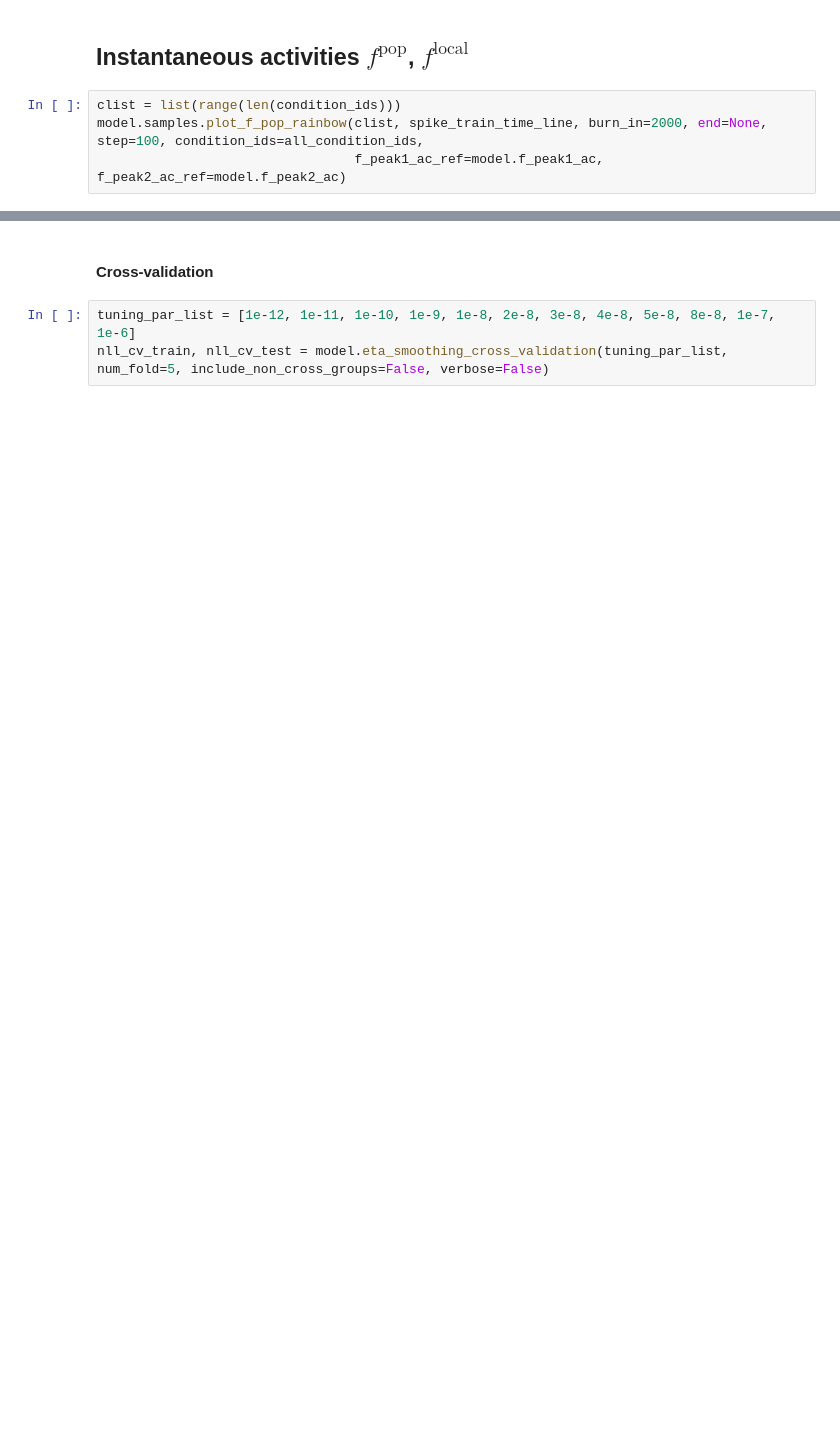
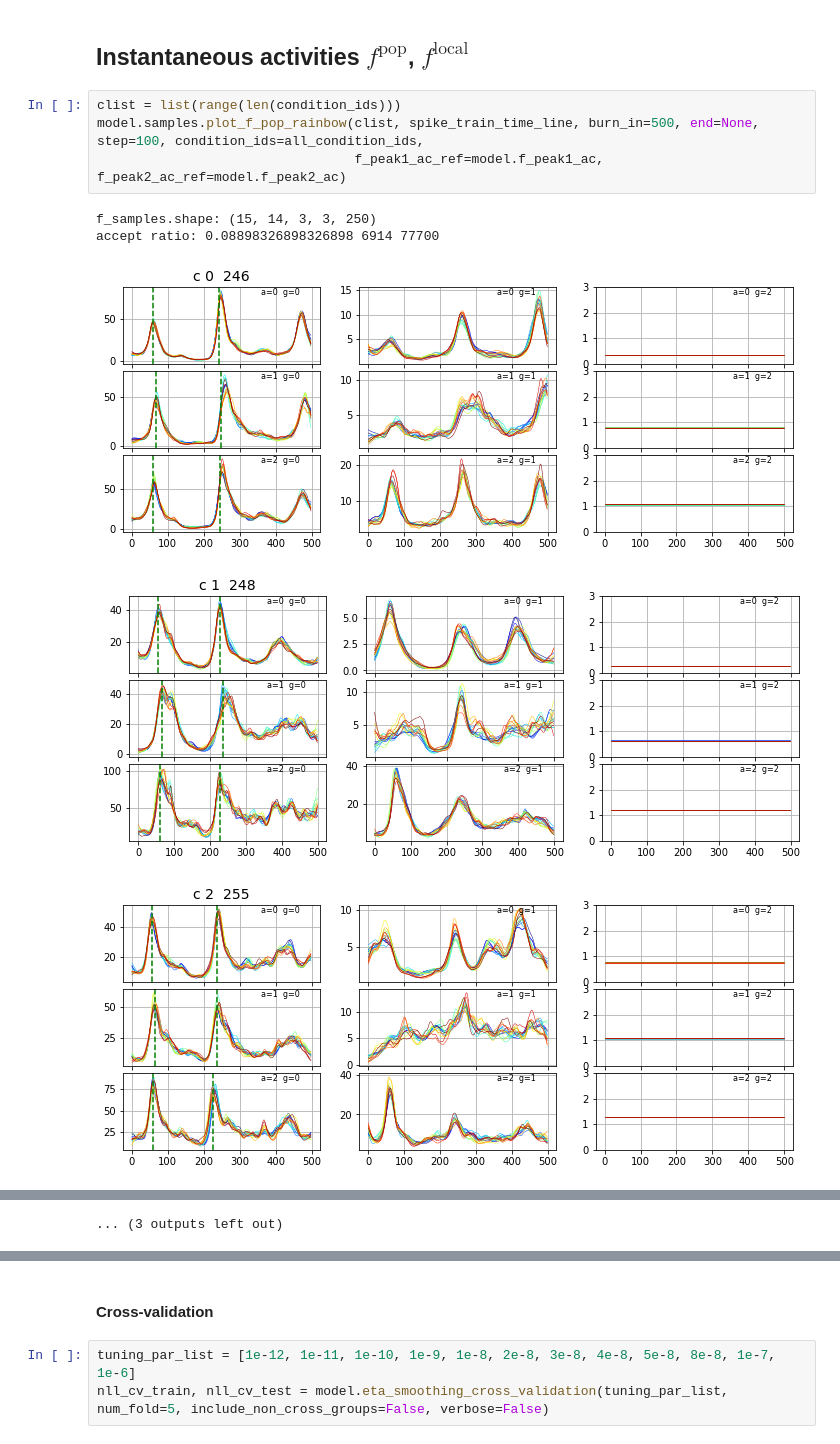
Before and after one commit to Qi-Xin/IPRF, a Jupyter notebook: Code/Feature Coupling Model - session 757216464.ipynb, the cells around one changed output, grey strips where cells are left out. Drawn from its saved outputs; the diff is of its cells as text; blank space fills up the shorter version.

```diff
--- a/Code/Feature Coupling Model - session 757216464.ipynb
+++ b/Code/Feature Coupling Model - session 757216464.ipynb
@@ -241,5 +273,11 @@ model.samples.plot_log_likelihood()
 ## Instantaneous activities $f^{\text{pop}}$, $f^{\text{local}}$
 # %%
 clist = list(range(len(condition_ids)))
-model.samples.plot_f_pop_rainbow(clist, spike_train_time_line, burn_in=2000, end=None, step=100, condition_ids=all_condition_ids,
+model.samples.plot_f_pop_rainbow(clist, spike_train_time_line, burn_in=500, end=None, step=100, condition_ids=all_condition_ids,
                                  f_peak1_ac_ref=model.f_peak1_ac, f_peak2_ac_ref=model.f_peak2_ac)
+# %% [output]
+f_samples.shape: (15, 14, 3, 3, 250)
+accept ratio: 0.08898326898326898 6914 77700
+[figure, added]
+[figure, added]
+[figure, added]
@@ -246 +292,2 @@ model.samples.plot_f_pop_rainbow(clist, spike_train_time_line, burn_in=2000, end
+... (3 outputs left out)
 # %%
```
Also changed, not shown: parts of 17 cells of this notebook.
